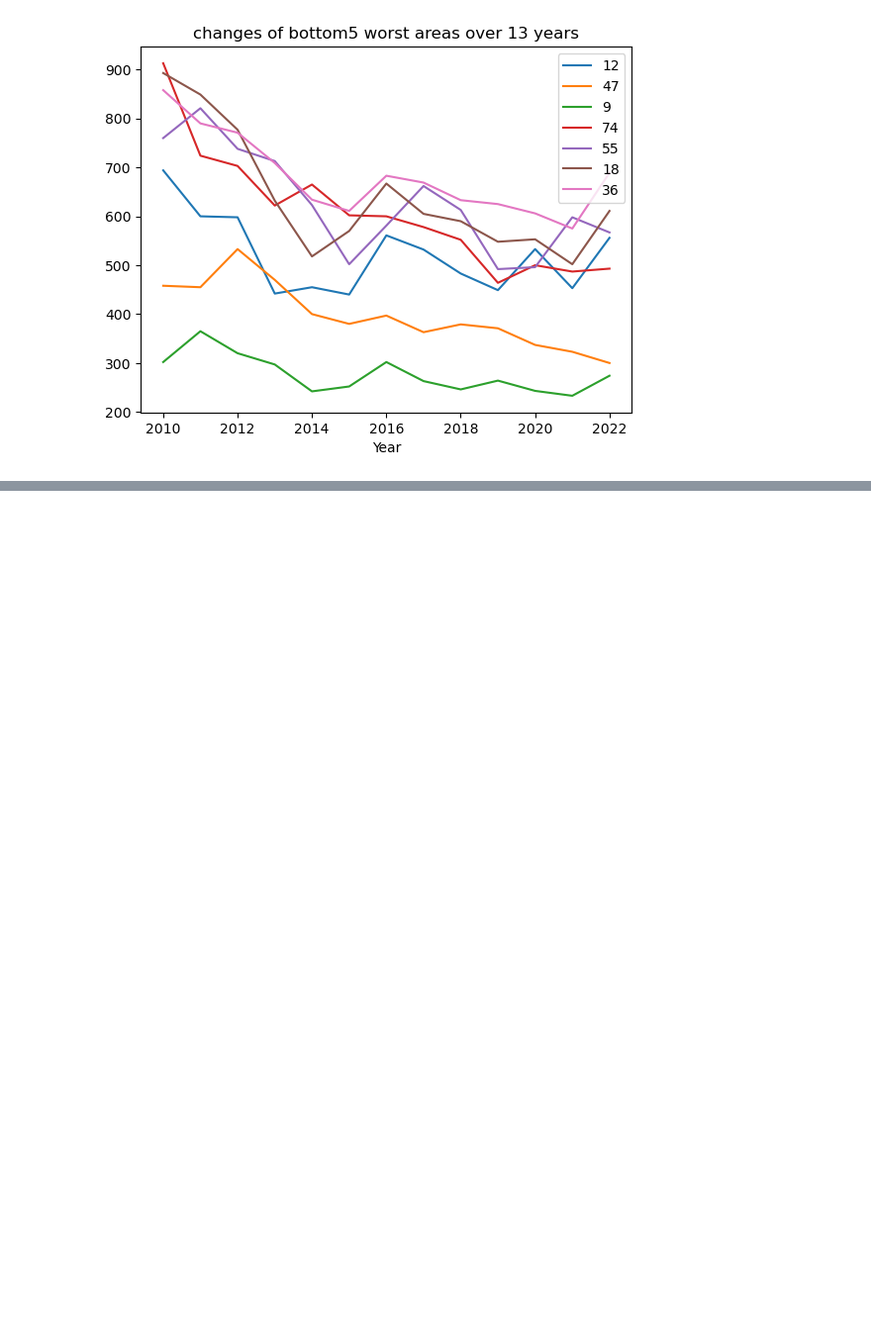
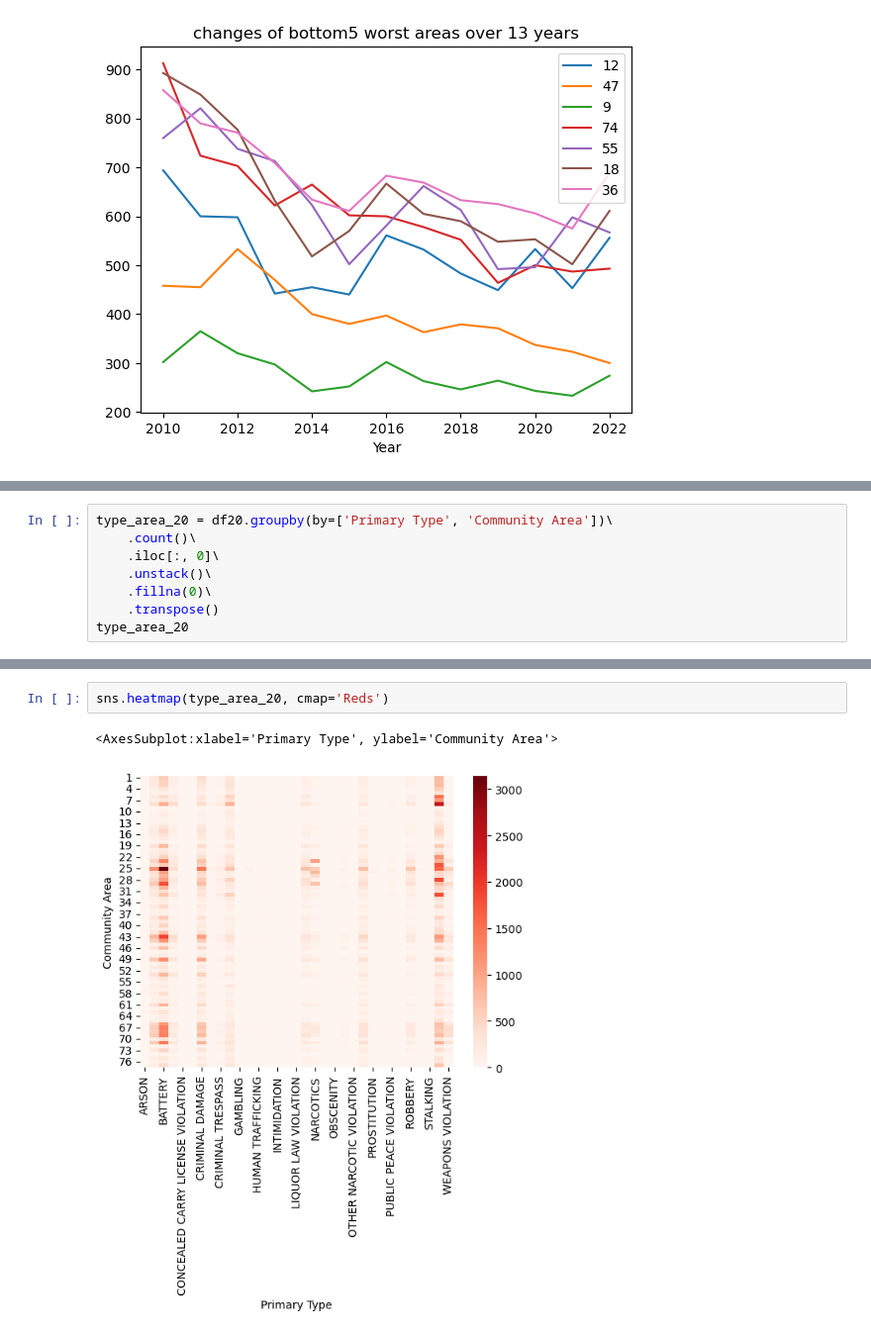
Before and after one commit to COMP5152TEAMWORK/Chicago-Crimes-Analysis, a Jupyter notebook: Chicago Crime Analysis.ipynb, the cells around one changed output, grey strips where cells are left out. Shown at 99% size. Drawn from its saved outputs; the diff is of its cells as text; blank space fills up the shorter version.

```diff
--- a/Chicago Crime Analysis.ipynb
+++ b/Chicago Crime Analysis.ipynb
@@ -497,0 +504,8 @@ Text(0.5, 1.0, 'changes of bottom5 worst areas over 13 years')
+# %%
+type_area_20 = df20.groupby(by=['Primary Type', 'Community Area'])\
+    .count()\
+    .iloc[:, 0]\
+    .unstack()\
+    .fillna(0)\
+    .transpose()
+type_area_20
@@ -497,0 +527,5 @@ Text(0.5, 1.0, 'changes of bottom5 worst areas over 13 years')
+# %%
+sns.heatmap(type_area_20, cmap='Reds')
+# %% [output]
+<AxesSubplot:xlabel='Primary Type', ylabel='Community Area'>
+[figure, added]
```
Also changed, not shown: parts of 12 cells of this notebook.
